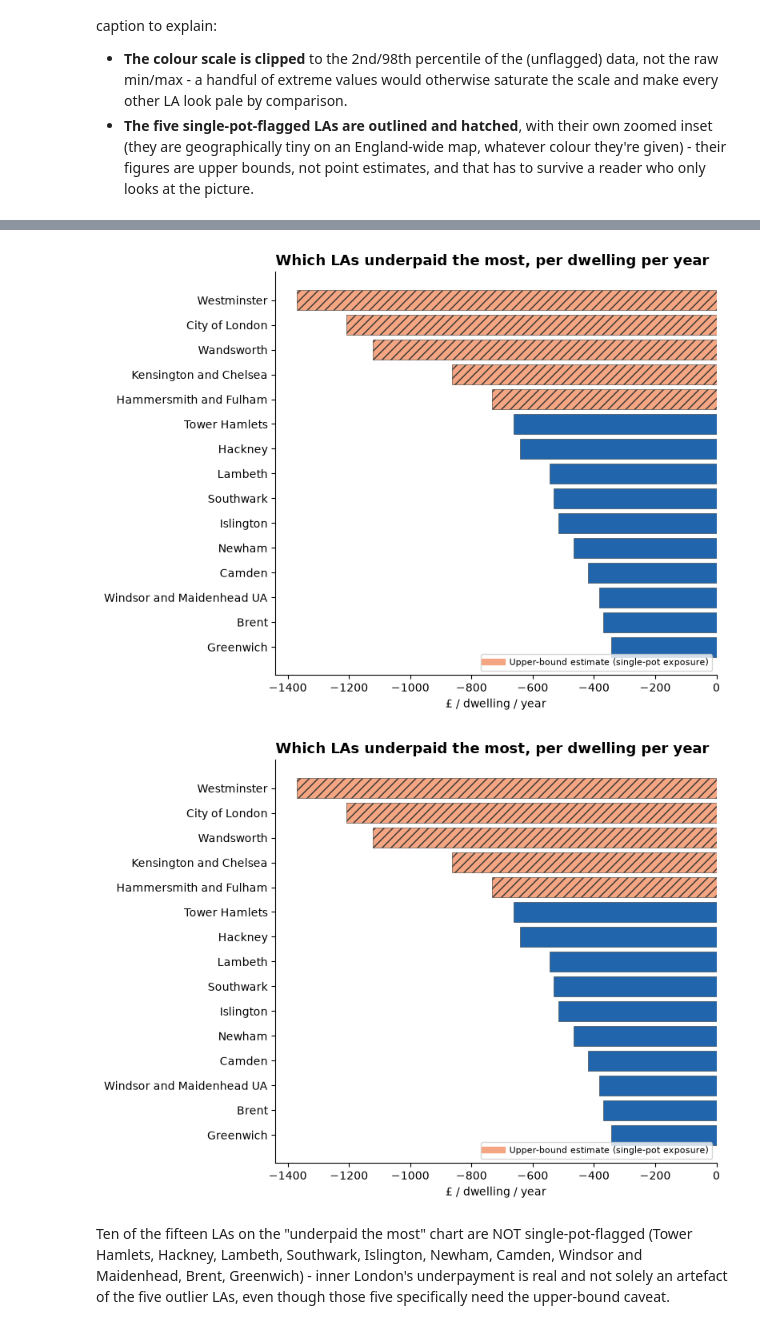
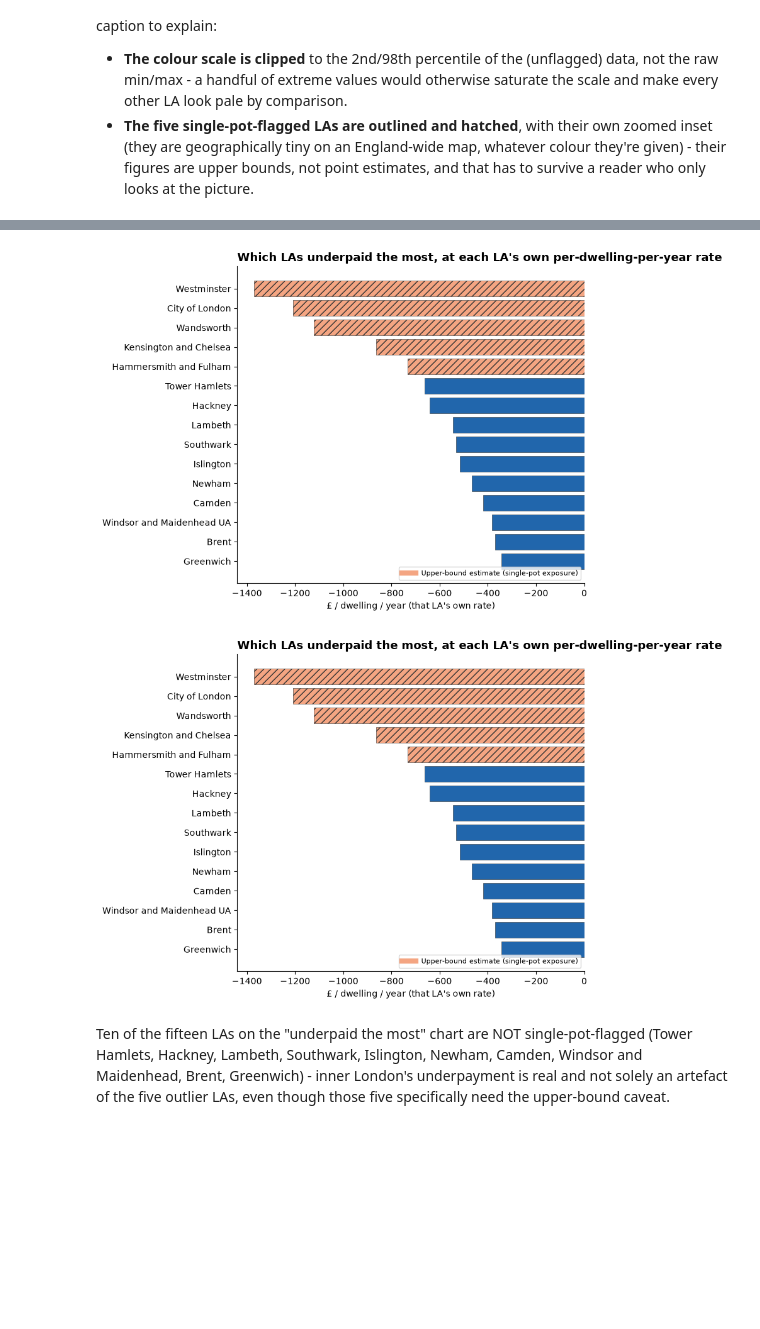
Before and after one commit to Kali89/council-tax-freeze-analysis, a Jupyter notebook: notebooks/03_results.ipynb, the cells around one changed output, grey strips where cells are left out. Drawn from its saved outputs; the diff is of its cells as text; code cells hidden in the pictures; blank space fills up the shorter version.

```diff
--- a/notebooks/03_results.ipynb
+++ b/notebooks/03_results.ipynb
@@ -157,15 +163,15 @@ fig
 # %%
 fig, ax = plot_top_la_bars(
     la_cum, value_col="per_dwelling_per_year_gbp", name_col="authority", n=15, direction="negative",
     flagged_codes=SINGLE_POT_FLAGGED_LAS,
-    title="Which LAs underpaid the most, per dwelling per year",
-    xlabel="£ / dwelling / year", color="#2166ac",
+    title="Which LAs underpaid the most, at each LA's own per-dwelling-per-year rate",
+    xlabel="£ / dwelling / year (that LA's own rate)", color="#2166ac",
 )
 fig.savefig("../outputs/bars_underpaid.png", dpi=130, bbox_inches="tight")
 fig
 # %% [output]
-[figure, old version]
+[figure, new version]
-[figure, old version]
+[figure, new version]
 # %% [markdown]
 Ten of the fifteen LAs on the "underpaid the most" chart are NOT single-pot-flagged (Tower Hamlets, Hackney, Lambeth, Southwark, Islington, Newham, Camden, Windsor and Maidenhead, Brent, Greenwich) - inner London's underpayment is real and not solely an artefact of the five outlier LAs, even though those five specifically need the upper-bound caveat.
 # %% [markdown]
```
Also changed, not shown: parts of 6 cells of this notebook, 3 other files.
